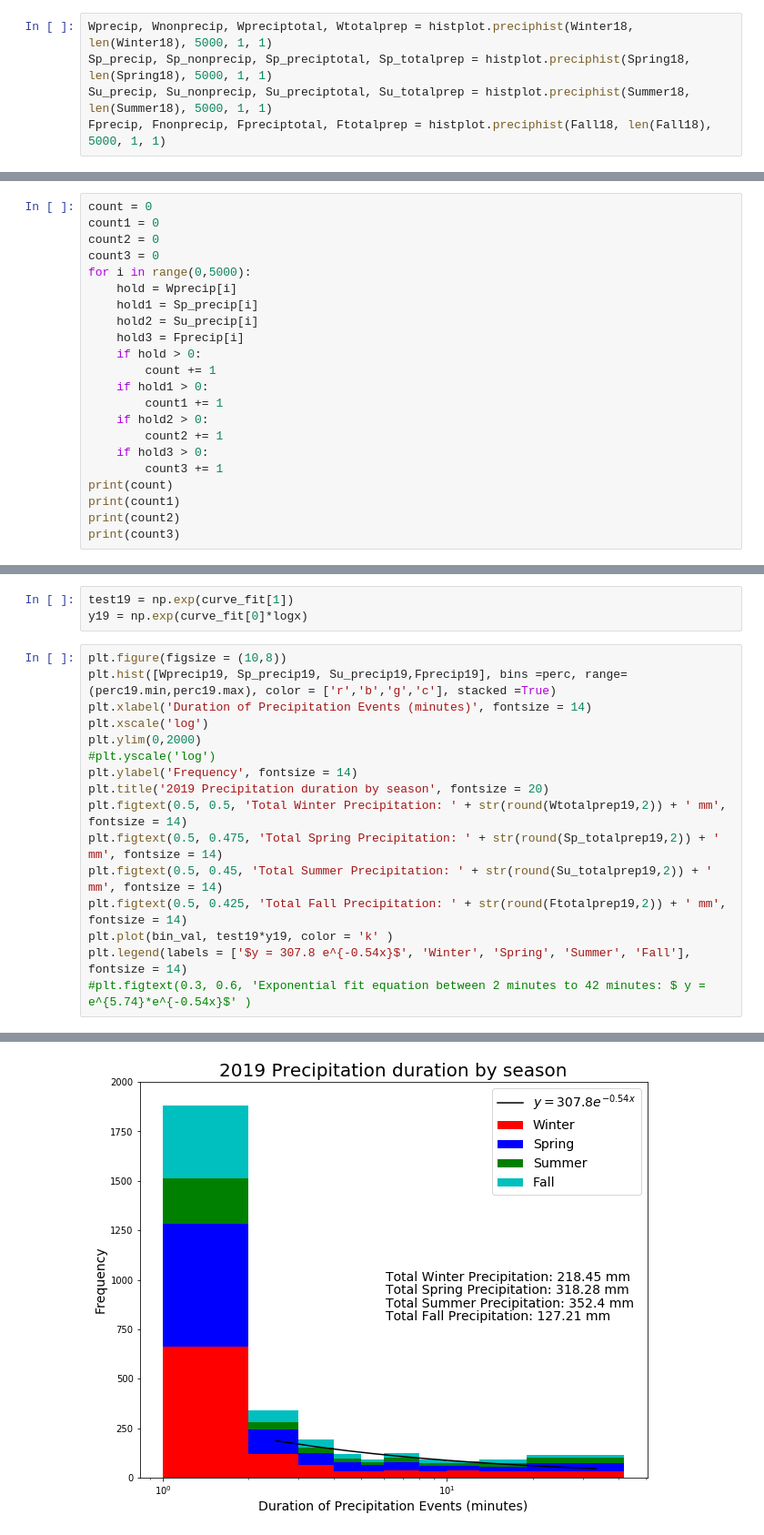
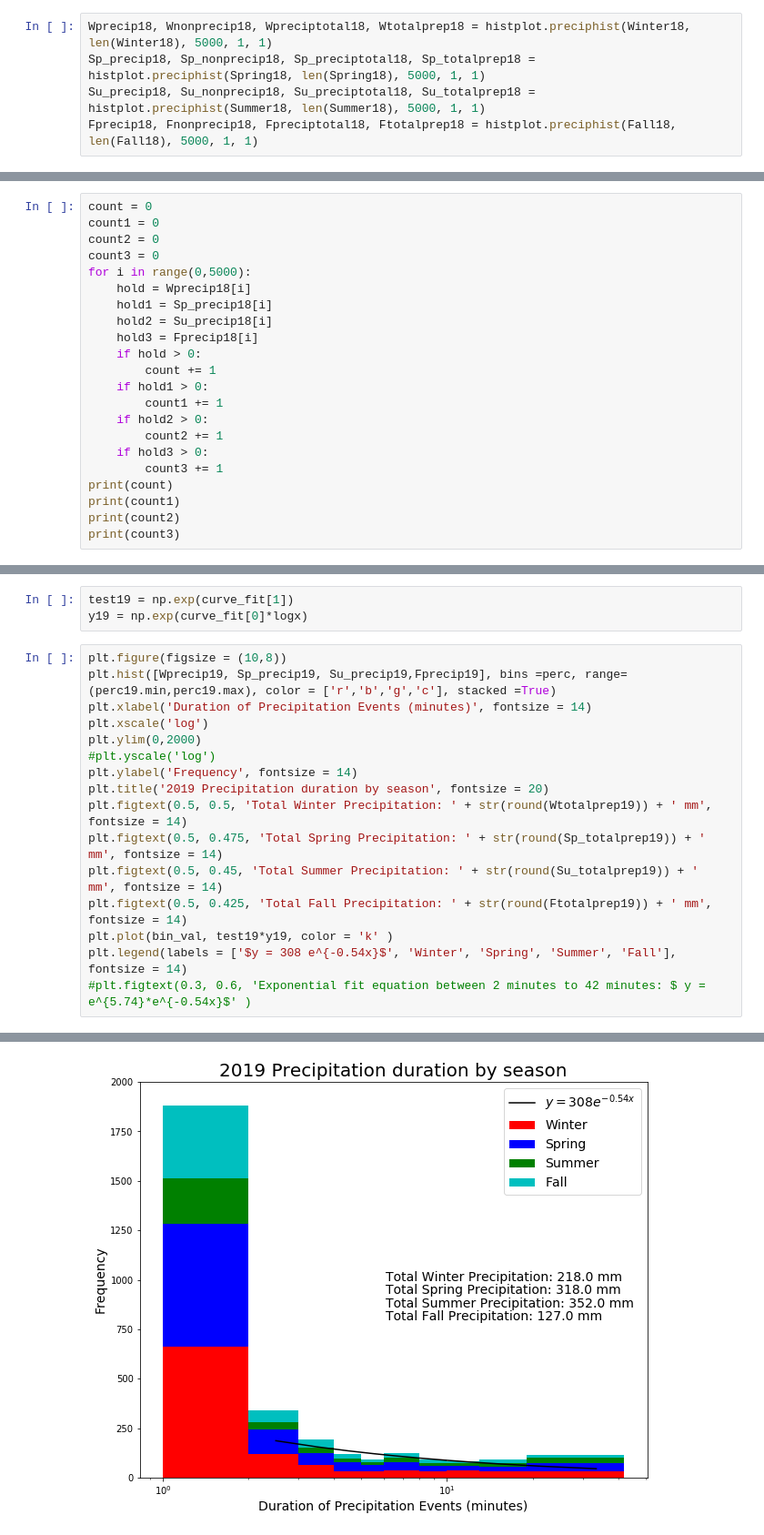
Before and after one commit to zhangt3-e/senior_thesis, a Jupyter notebook: Code/exponentials.ipynb, the cells around one changed output, grey strips where cells are left out. Shown at 91% size. Saved outputs shown, nothing was run; the diff lists cells and outputs as text.

```diff
--- a/Code/exponentials.ipynb
+++ b/Code/exponentials.ipynb
@@ -47,10 +47,10 @@ Season18 = np.concatenate([Winter18, Spring18, Summer18, Fall18])
 (132477,)
 (131036,)
 # %%
-Wprecip, Wnonprecip, Wpreciptotal, Wtotalprep = histplot.preciphist(Winter18, len(Winter18), 5000, 1, 1)
-Sp_precip, Sp_nonprecip, Sp_preciptotal, Sp_totalprep = histplot.preciphist(Spring18, len(Spring18), 5000, 1, 1)
-Su_precip, Su_nonprecip, Su_preciptotal, Su_totalprep = histplot.preciphist(Summer18, len(Summer18), 5000, 1, 1)
-Fprecip, Fnonprecip, Fpreciptotal, Ftotalprep = histplot.preciphist(Fall18, len(Fall18), 5000, 1, 1)
+Wprecip18, Wnonprecip18, Wpreciptotal18, Wtotalprep18 = histplot.preciphist(Winter18, len(Winter18), 5000, 1, 1)
+Sp_precip18, Sp_nonprecip18, Sp_preciptotal18, Sp_totalprep18 = histplot.preciphist(Spring18, len(Spring18), 5000, 1, 1)
+Su_precip18, Su_nonprecip18, Su_preciptotal18, Su_totalprep18 = histplot.preciphist(Summer18, len(Summer18), 5000, 1, 1)
+Fprecip18, Fnonprecip18, Fpreciptotal18, Ftotalprep18 = histplot.preciphist(Fall18, len(Fall18), 5000, 1, 1)
 # %%
 precip18, nonprecip18, preciptotal18, totalprep18 = histplot.preciphist(Season18, len(Season18), 20000, 1, 1)
 countAll = 0
@@ -72,10 +72,10 @@ count1 = 0
 count2 = 0
 count3 = 0
 for i in range(0,5000):
-    hold = Wprecip[i]
-    hold1 = Sp_precip[i]
-    hold2 = Su_precip[i]
-    hold3 = Fprecip[i]
+    hold = Wprecip18[i]
+    hold1 = Sp_precip18[i]
+    hold2 = Su_precip18[i]
+    hold3 = Fprecip18[i]
     if hold > 0:
         count += 1
     if hold1 > 0:
@@ -438,20 +438,20 @@ y19 = np.exp(curve_fit[0]*logx)
 # %%
 plt.figure(figsize = (10,8))
 plt.hist([Wprecip19, Sp_precip19, Su_precip19,Fprecip19], bins =perc, range= (perc19.min,perc19.max), color = ['r','b','g','c'], stacked =True)
 plt.xlabel('Duration of Precipitation Events (minutes)', fontsize = 14)
 plt.xscale('log')
 plt.ylim(0,2000)
 #plt.yscale('log')
 plt.ylabel('Frequency', fontsize = 14)
 plt.title('2019 Precipitation duration by season', fontsize = 20)
-plt.figtext(0.5, 0.5, 'Total Winter Precipitation: ' + str(round(Wtotalprep19,2)) + ' mm', fontsize = 14)
-plt.figtext(0.5, 0.475, 'Total Spring Precipitation: ' + str(round(Sp_totalprep19,2)) + ' mm', fontsize = 14)
-plt.figtext(0.5, 0.45, 'Total Summer Precipitation: ' + str(round(Su_totalprep19,2)) + ' mm', fontsize = 14)
-plt.figtext(0.5, 0.425, 'Total Fall Precipitation: ' + str(round(Ftotalprep19,2)) + ' mm', fontsize = 14)
+plt.figtext(0.5, 0.5, 'Total Winter Precipitation: ' + str(round(Wtotalprep19)) + ' mm', fontsize = 14)
+plt.figtext(0.5, 0.475, 'Total Spring Precipitation: ' + str(round(Sp_totalprep19)) + ' mm', fontsize = 14)
+plt.figtext(0.5, 0.45, 'Total Summer Precipitation: ' + str(round(Su_totalprep19)) + ' mm', fontsize = 14)
+plt.figtext(0.5, 0.425, 'Total Fall Precipitation: ' + str(round(Ftotalprep19)) + ' mm', fontsize = 14)
 plt.plot(bin_val, test19*y19, color = 'k' )
-plt.legend(labels = ['$y = 307.8 e^{-0.54x}$', 'Winter', 'Spring', 'Summer', 'Fall'], fontsize = 14)
+plt.legend(labels = ['$y = 308 e^{-0.54x}$', 'Winter', 'Spring', 'Summer', 'Fall'], fontsize = 14)
 #plt.figtext(0.3, 0.6, 'Exponential fit equation between 2 minutes to 42 minutes: $ y = e^{5.74}*e^{-0.54x}$' )
 # %% [output]
 <matplotlib.legend.Legend at 0x...>
-[figure, old version]
+[figure, new version]
 # %%
```
Also changed, not shown: parts of 26 cells of this notebook, 3 other files.
